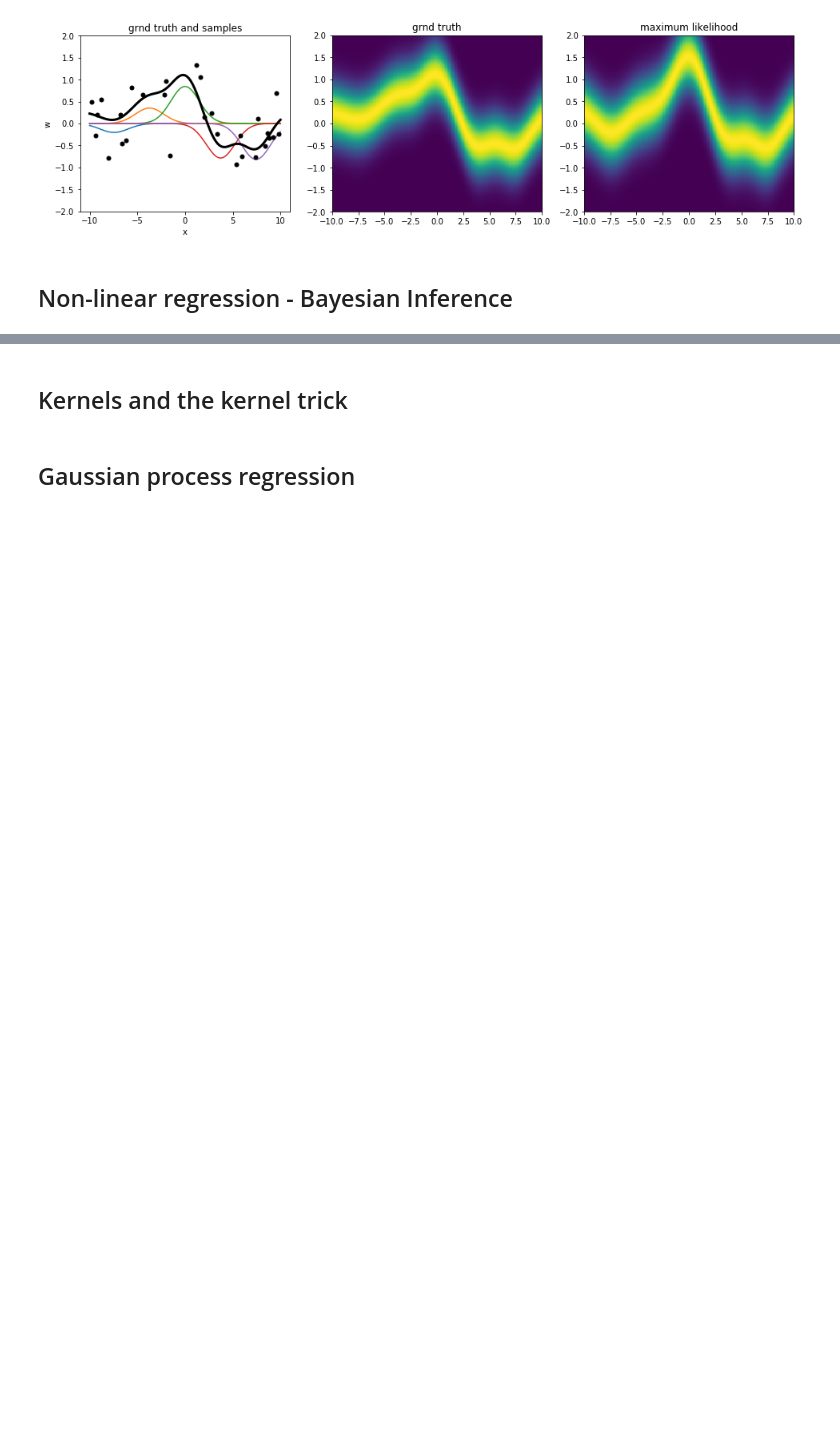
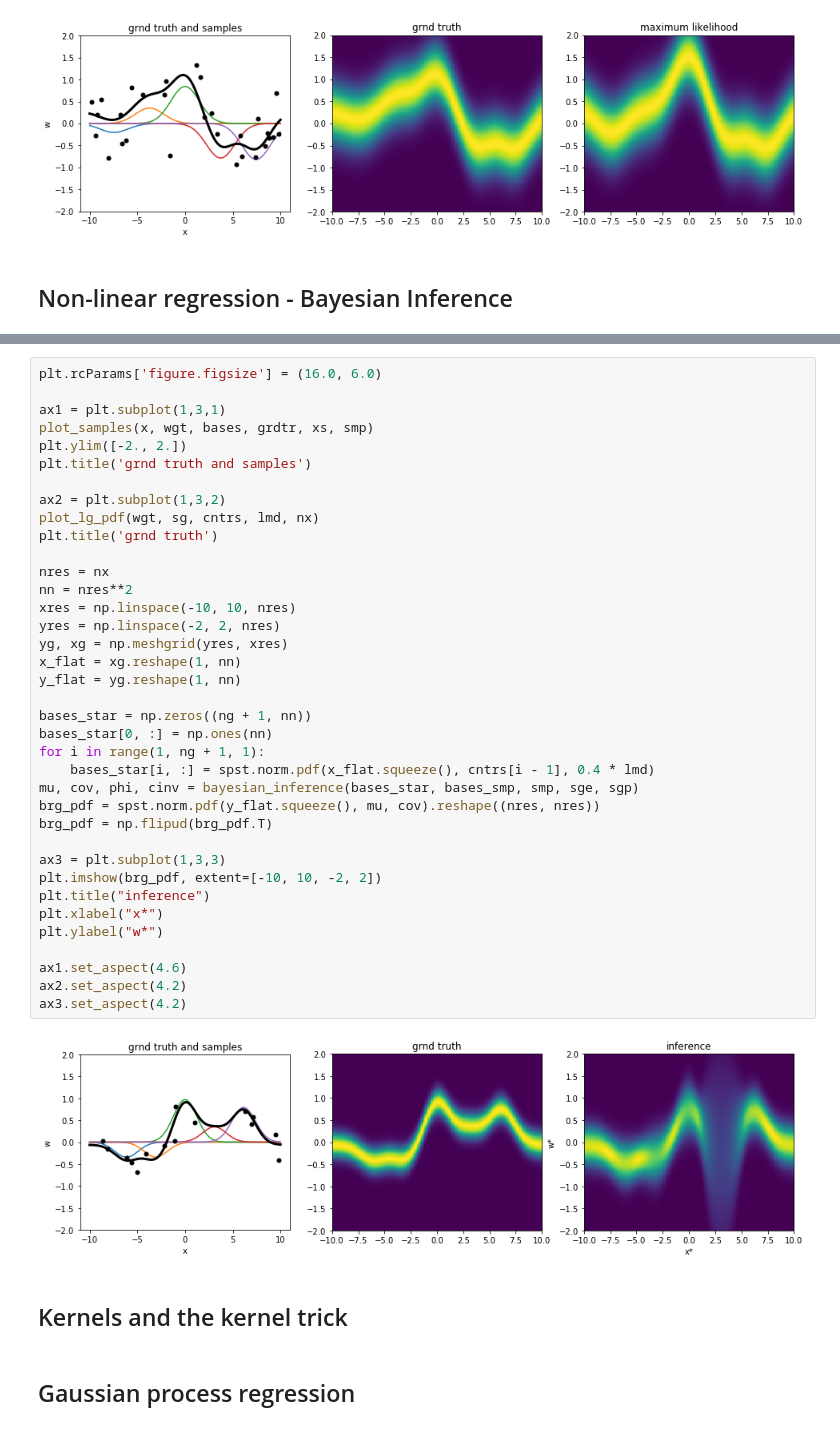
Before and after one commit to kiyomizuhi/machine_learning_scratch_Prince_computer_vision, a Jupyter notebook: scratch/Regression.ipynb, the cells around one changed output, grey strips where cells are left out. Saved outputs shown, nothing was run; the diff lists cells and outputs as text; blank space fills up the shorter version.

```diff
--- a/scratch/Regression.ipynb
+++ b/scratch/Regression.ipynb
@@ -546,3 +831,42 @@ ax3.set_aspect(4.2)
+# %%
+plt.rcParams['figure.figsize'] = (16.0, 6.0)
+
+ax1 = plt.subplot(1,3,1)
+plot_samples(x, wgt, bases, grdtr, xs, smp)
+plt.ylim([-2., 2.])
+plt.title('grnd truth and samples')
+
+ax2 = plt.subplot(1,3,2)
+plot_lg_pdf(wgt, sg, cntrs, lmd, nx)
+plt.title('grnd truth')
+
+nres = nx
+nn = nres**2
+xres = np.linspace(-10, 10, nres)
+yres = np.linspace(-2, 2, nres)
+yg, xg = np.meshgrid(yres, xres)
+x_flat = xg.reshape(1, nn)
+y_flat = yg.reshape(1, nn)
+
+bases_star = np.zeros((ng + 1, nn))
+bases_star[0, :] = np.ones(nn)
+for i in range(1, ng + 1, 1):
+    bases_star[i, :] = spst.norm.pdf(x_flat.squeeze(), cntrs[i - 1], 0.4 * lmd)
+mu, cov, phi, cinv = bayesian_inference(bases_star, bases_smp, smp, sge, sgp)
+brg_pdf = spst.norm.pdf(y_flat.squeeze(), mu, cov).reshape((nres, nres))
+brg_pdf = np.flipud(brg_pdf.T)
+
+ax3 = plt.subplot(1,3,3)
+plt.imshow(brg_pdf, extent=[-10, 10, -2, 2])
+plt.title("inference")
+plt.xlabel("x*")
+plt.ylabel("w*")
+
+ax1.set_aspect(4.6)
+ax2.set_aspect(4.2)
+ax3.set_aspect(4.2)
+# %% [output]
+[figure, added]
 # %% [markdown]
 ## Kernels and the kernel trick <a class="anchor" id="kernel-trick"></a>
 # %% [markdown]
```
Also changed, not shown: parts of 8 cells of this notebook.
